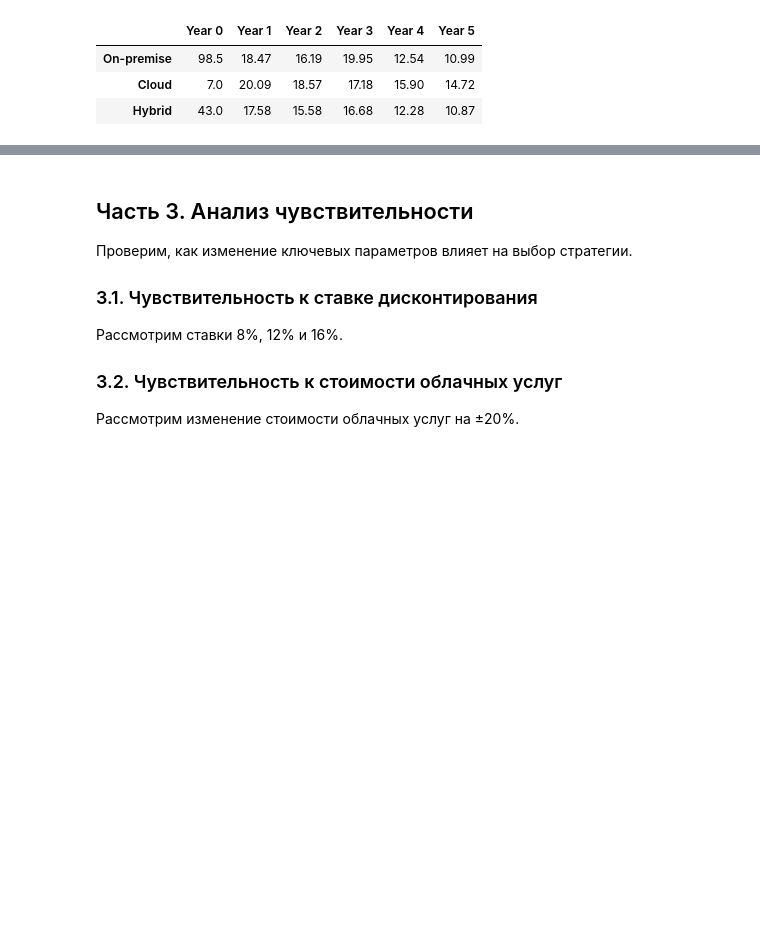
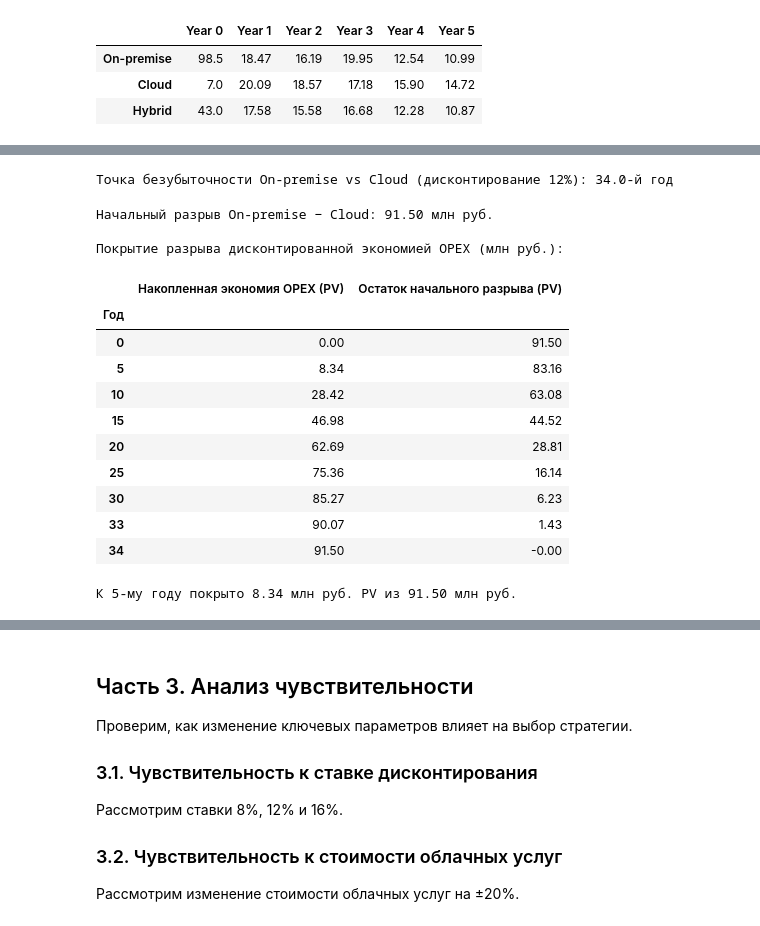
Before and after one commit to archipristessa/economy-of-informatization-exam, a Jupyter notebook: task_07_TCO.ipynb, the cells around one changed output, grey strips where cells are left out. Drawn from its saved outputs; the diff is of its cells as text; code cells hidden in the pictures; blank space fills up the shorter version.

```diff
--- a/task_07_TCO.ipynb
+++ b/task_07_TCO.ipynb
@@ -294,0 +315,75 @@ plt.show()
+# %%
+# Продлеваем денежные потоки за пределы горизонта
+def extend_cash_flows(cf, variant, years=60):
+    '''Продлевает поток затрат с учётом допущений части 2.4.'''
+    result = list(cf)
+    for t in range(horizon + 1, years + 1):
+        if variant == 'On-premise':
+            result.append(4.5 + 9.0 + 2.5 + 3.0)  # налог = 0 после амортизации
+        else:
+            result.append(16.0 * (1.05 ** (t - 1)) + 4.0 + 2.5)
+    return result
+
+
+def find_breakeven(cf_a, cf_b, rate):
+    '''Год, в котором накопленные дисконтированные затраты A и B сравниваются.'''
+    cum_a = cum_b = 0
+    gaps = []
+    for t, (a, b) in enumerate(zip(cf_a, cf_b)):
+        a = a / (1 + rate) ** t
+        b = b / (1 + rate) ** t
+        cum_a += a
+        cum_b += b
+        gaps.append(cum_a - cum_b)
+
+    for t in range(1, len(gaps)):
+        if gaps[t - 1] * gaps[t] <= 0 and gaps[t - 1] != 0:
+            year = t - 1 + abs(gaps[t - 1]) / (abs(gaps[t - 1]) + abs(gaps[t]))
+            return year, gaps
+    return None, gaps
+
+
+onprem_long = extend_cash_flows(cash_flows['On-premise'], 'On-premise')
+cloud_long = extend_cash_flows(cash_flows['Cloud'], 'Cloud')
+
+be_pv, _ = find_breakeven(onprem_long, cloud_long, rate=r)
+print(f"Точка безубыточности On-premise vs Cloud (дисконтирование 12%): {be_pv:.1f}-й год")
+# %% [output]
+Точка безубыточности On-premise vs Cloud (дисконтирование 12%): 34.0-й год
+# %%
+# Покрытие начального разрыва дисконтированной экономией OPEX
+capex_gap = onprem_long[0] - cloud_long[0]
+print(f"Начальный разрыв On-premise − Cloud: {capex_gap:.2f} млн руб.")
+
+rows = []
+for t in [0, 5, 10, 15, 20, 25, 30, 33, 34]:
+    pv_savings = sum((cloud_long[i] - onprem_long[i]) / (1 + r) ** i
+                     for i in range(1, t + 1))
+    rows.append({
+        'Год': t,
+        'Накопленная экономия OPEX (PV)': pv_savings,
+        'Остаток начального разрыва (PV)': capex_gap - pv_savings,
+    })
+
+bridge = pd.DataFrame(rows).set_index('Год')
+print("\nПокрытие разрыва дисконтированной экономией OPEX (млн руб.):")
+display(bridge.round(2))
+
+savings_5 = bridge.loc[5, 'Накопленная экономия OPEX (PV)']
+print(f"К 5-му году покрыто {savings_5:.2f} млн руб. PV из {capex_gap:.2f} млн руб.")
+# %% [output]
+Начальный разрыв On-premise − Cloud: 91.50 млн руб.
+
+Покрытие разрыва дисконтированной экономией OPEX (млн руб.):
+|  | Накопленная экономия OPEX (PV) | Остаток начального разрыва (PV) |
+| Год |  |  |
+| 0 | 0.00 | 91.50 |
+| 5 | 8.34 | 83.16 |
+| 10 | 28.42 | 63.08 |
+| 15 | 46.98 | 44.52 |
+| 20 | 62.69 | 28.81 |
+| 25 | 75.36 | 16.14 |
+| 30 | 85.27 | 6.23 |
+| 33 | 90.07 | 1.43 |
+| 34 | 91.50 | -0.00 |
+К 5-му году покрыто 8.34 млн руб. PV из 91.50 млн руб.
```
Also changed, not shown: parts of 15 cells of this notebook.
